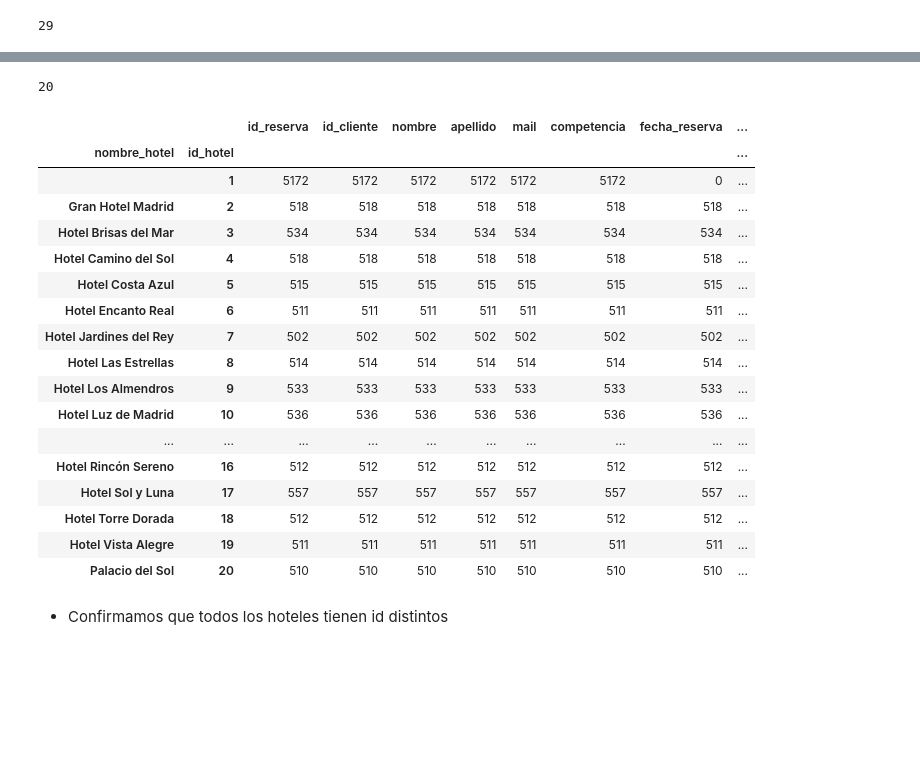
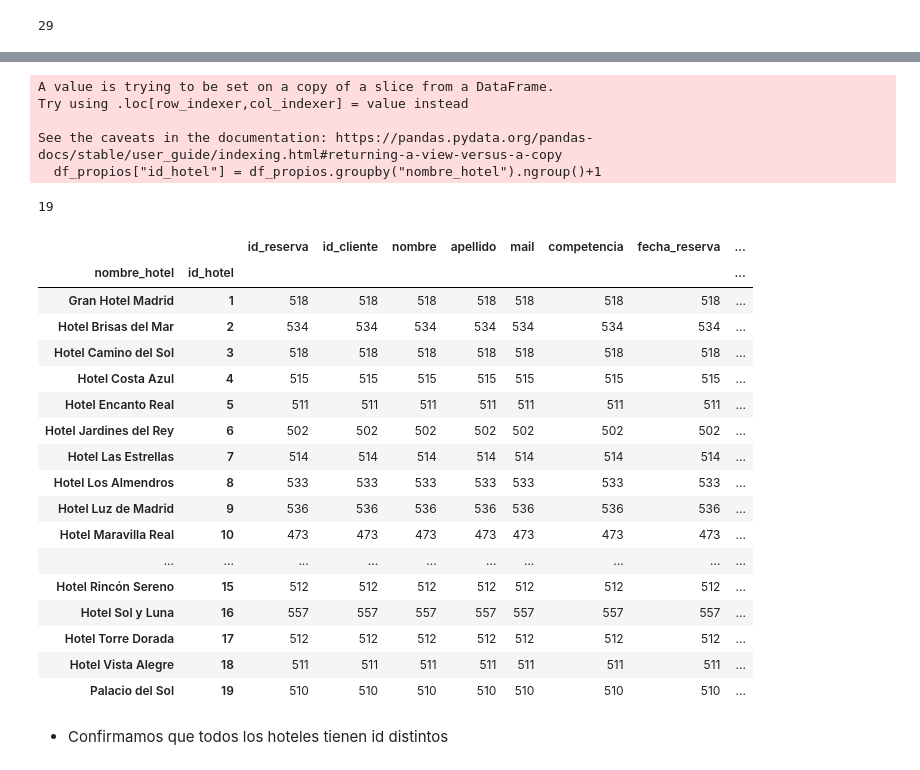
Before and after one commit to Vic4s/ETL_Hoteles, a Jupyter notebook: notebooks/inicial.ipynb, the cells around one changed output, grey strips where cells are left out. Saved outputs shown, nothing was run; the diff lists cells and outputs as text; code cells hidden in the pictures; blank space fills up the shorter version.

```diff
--- a/notebooks/inicial.ipynb
+++ b/notebooks/inicial.ipynb
@@ -498,0 +549,5 @@ df["id_hotel"].nunique()
+# %%
+# Rellenar los valores nulos con la media del precio por cada hotel (media y mediana son muy similares)
+df_propios["precio_noche"] = df_propios["precio_noche"].fillna(
+    df_propios.groupby("nombre_hotel")["precio_noche"].transform("mean")
+    )
@@ -499,31 +583,36 @@ df["id_hotel"].nunique()
 # %%
-# Hacemos lo mismo para los hoteles:
-df["id_hotel"] = df.groupby("nombre_hotel").ngroup()+1
-df["id_hotel"].nunique()
+# Hacemos lo mismo para los hoteles (solo los propios):
+df_propios["id_hotel"] = df_propios.groupby("nombre_hotel").ngroup()+1
+df_propios["id_hotel"].nunique()
 # %% [output]
-20
+A value is trying to be set on a copy of a slice from a DataFrame.
+Try using .loc[row_indexer,col_indexer] = value instead
+
+See the caveats in the documentation: https://pandas.pydata.org/pandas-docs/stable/user_guide/indexing.html#returning-a-view-versus-a-copy
+  df_propios["id_hotel"] = df_propios.groupby("nombre_hotel").ngroup()+1
+19
 # %%
-df_hoteles_id = df.groupby(["nombre_hotel", "id_hotel"]).count()
+df_hoteles_id = df_propios.groupby(["nombre_hotel", "id_hotel"]).count()
 df_hoteles_id
 # %% [output]
 |  |  | id_reserva | id_cliente | nombre | apellido | mail | competencia | fecha_reserva | ... |
 | nombre_hotel | id_hotel |  |  |  |  |  |  |  | ... |
-|  | 1 | 5172 | 5172 | 5172 | 5172 | 5172 | 5172 | 0 | ... |
-| Gran Hotel Madrid | 2 | 518 | 518 | 518 | 518 | 518 | 518 | 518 | ... |
-| Hotel Brisas del Mar | 3 | 534 | 534 | 534 | 534 | 534 | 534 | 534 | ... |
-| Hotel Camino del Sol | 4 | 518 | 518 | 518 | 518 | 518 | 518 | 518 | ... |
-| Hotel Costa Azul | 5 | 515 | 515 | 515 | 515 | 515 | 515 | 515 | ... |
-| Hotel Encanto Real | 6 | 511 | 511 | 511 | 511 | 511 | 511 | 511 | ... |
-| Hotel Jardines del Rey | 7 | 502 | 502 | 502 | 502 | 502 | 502 | 502 | ... |
-| Hotel Las Estrellas | 8 | 514 | 514 | 514 | 514 | 514 | 514 | 514 | ... |
-| Hotel Los Almendros | 9 | 533 | 533 | 533 | 533 | 533 | 533 | 533 | ... |
-| Hotel Luz de Madrid | 10 | 536 | 536 | 536 | 536 | 536 | 536 | 536 | ... |
+| Gran Hotel Madrid | 1 | 518 | 518 | 518 | 518 | 518 | 518 | 518 | ... |
+| Hotel Brisas del Mar | 2 | 534 | 534 | 534 | 534 | 534 | 534 | 534 | ... |
+| Hotel Camino del Sol | 3 | 518 | 518 | 518 | 518 | 518 | 518 | 518 | ... |
+| Hotel Costa Azul | 4 | 515 | 515 | 515 | 515 | 515 | 515 | 515 | ... |
+| Hotel Encanto Real | 5 | 511 | 511 | 511 | 511 | 511 | 511 | 511 | ... |
+| Hotel Jardines del Rey | 6 | 502 | 502 | 502 | 502 | 502 | 502 | 502 | ... |
+| Hotel Las Estrellas | 7 | 514 | 514 | 514 | 514 | 514 | 514 | 514 | ... |
+| Hotel Los Almendros | 8 | 533 | 533 | 533 | 533 | 533 | 533 | 533 | ... |
+| Hotel Luz de Madrid | 9 | 536 | 536 | 536 | 536 | 536 | 536 | 536 | ... |
+| Hotel Maravilla Real | 10 | 473 | 473 | 473 | 473 | 473 | 473 | 473 | ... |
 | ... | ... | ... | ... | ... | ... | ... | ... | ... | ... |
-| Hotel Rincón Sereno | 16 | 512 | 512 | 512 | 512 | 512 | 512 | 512 | ... |
-| Hotel Sol y Luna | 17 | 557 | 557 | 557 | 557 | 557 | 557 | 557 | ... |
-| Hotel Torre Dorada | 18 | 512 | 512 | 512 | 512 | 512 | 512 | 512 | ... |
-| Hotel Vista Alegre | 19 | 511 | 511 | 511 | 511 | 511 | 511 | 511 | ... |
-| Palacio del Sol | 20 | 510 | 510 | 510 | 510 | 510 | 510 | 510 | ... |
+| Hotel Rincón Sereno | 15 | 512 | 512 | 512 | 512 | 512 | 512 | 512 | ... |
+| Hotel Sol y Luna | 16 | 557 | 557 | 557 | 557 | 557 | 557 | 557 | ... |
+| Hotel Torre Dorada | 17 | 512 | 512 | 512 | 512 | 512 | 512 | 512 | ... |
+| Hotel Vista Alegre | 18 | 511 | 511 | 511 | 511 | 511 | 511 | 511 | ... |
+| Palacio del Sol | 19 | 510 | 510 | 510 | 510 | 510 | 510 | 510 | ... |
 # %% [markdown]
 - Confirmamos que todos los hoteles tienen id distintos
 # %% [markdown]
```
Also changed, not shown: parts of 25 cells of this notebook, 7 other files.
